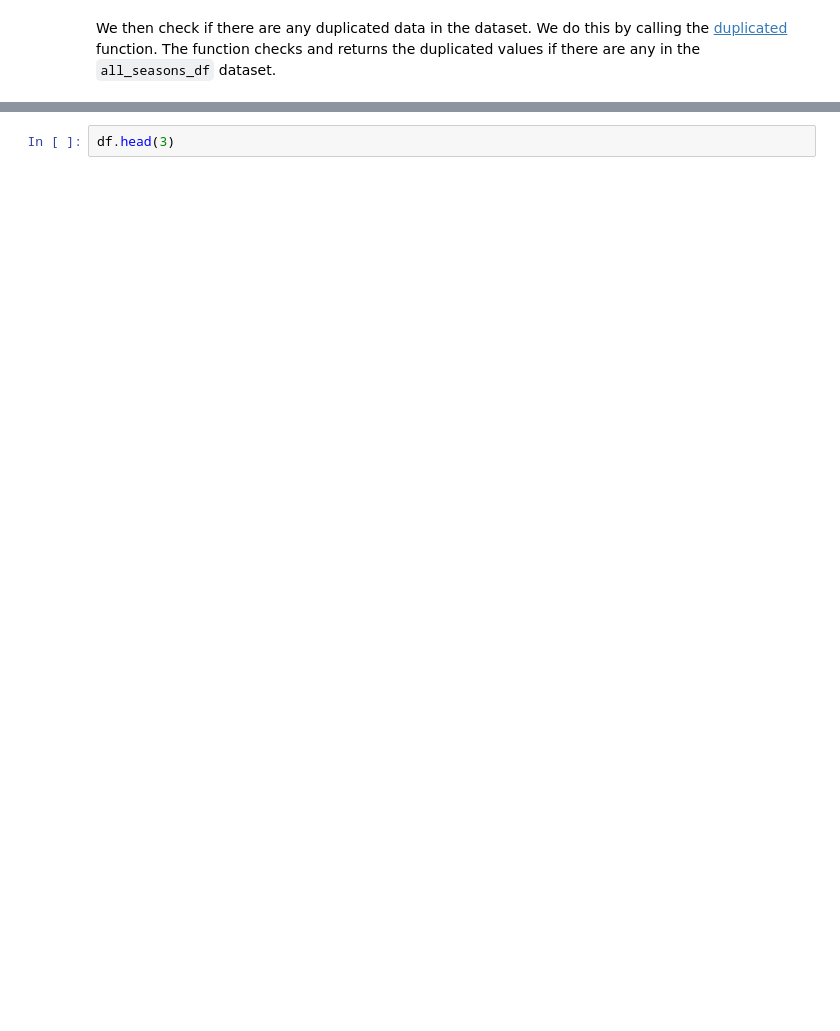
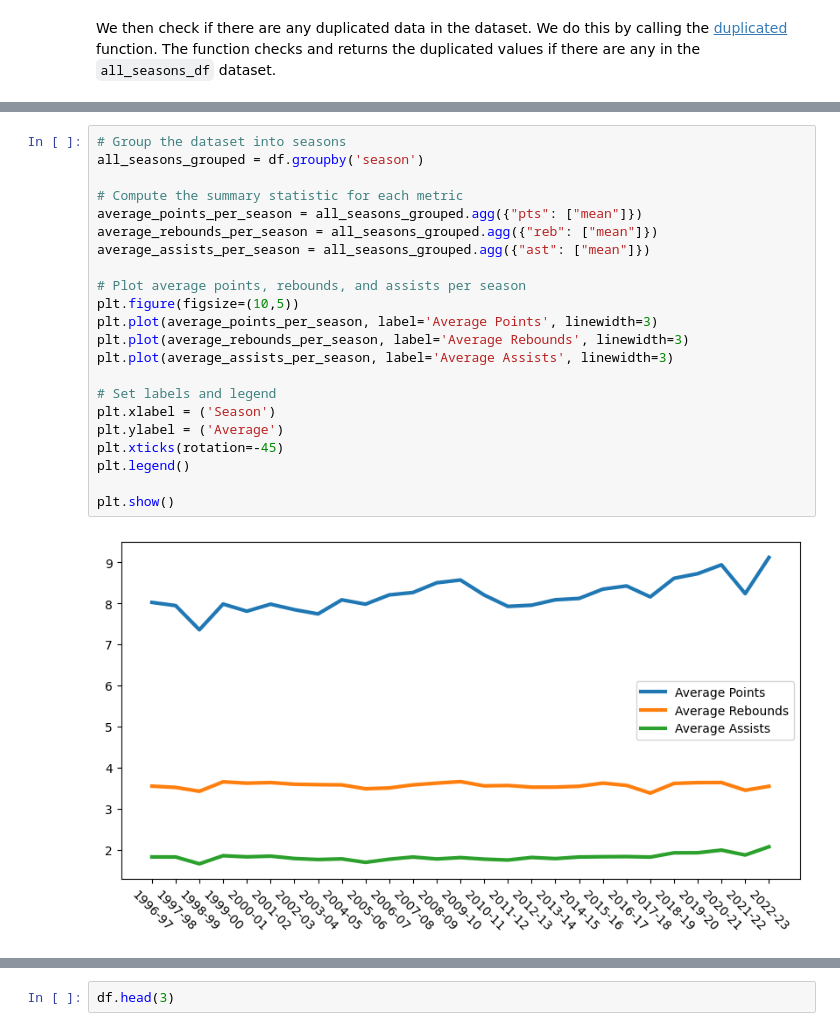
Before and after one commit to R3NZ3L/DATA102_FinalProject, a Jupyter notebook: FinalProject.ipynb, the cells around one changed output, grey strips where cells are left out. Drawn from its saved outputs; the diff is of its cells as text; blank space fills up the shorter version.

```diff
--- a/FinalProject.ipynb
+++ b/FinalProject.ipynb
@@ -106,0 +300,24 @@ print(duplicated)
+# %%
+# Group the dataset into seasons
+all_seasons_grouped = df.groupby('season')
+
+# Compute the summary statistic for each metric
+average_points_per_season = all_seasons_grouped.agg({"pts": ["mean"]})
+average_rebounds_per_season = all_seasons_grouped.agg({"reb": ["mean"]})
+average_assists_per_season = all_seasons_grouped.agg({"ast": ["mean"]})
+
+# Plot average points, rebounds, and assists per season
+plt.figure(figsize=(10,5))
+plt.plot(average_points_per_season, label='Average Points', linewidth=3)
+plt.plot(average_rebounds_per_season, label='Average Rebounds', linewidth=3)
+plt.plot(average_assists_per_season, label='Average Assists', linewidth=3)
+
+# Set labels and legend
+plt.xlabel = ('Season')
+plt.ylabel = ('Average')
+plt.xticks(rotation=-45)
+plt.legend()
+
+plt.show()
+# %% [output]
+[figure, added]
```
Also changed, not shown: parts of 63 cells of this notebook.
